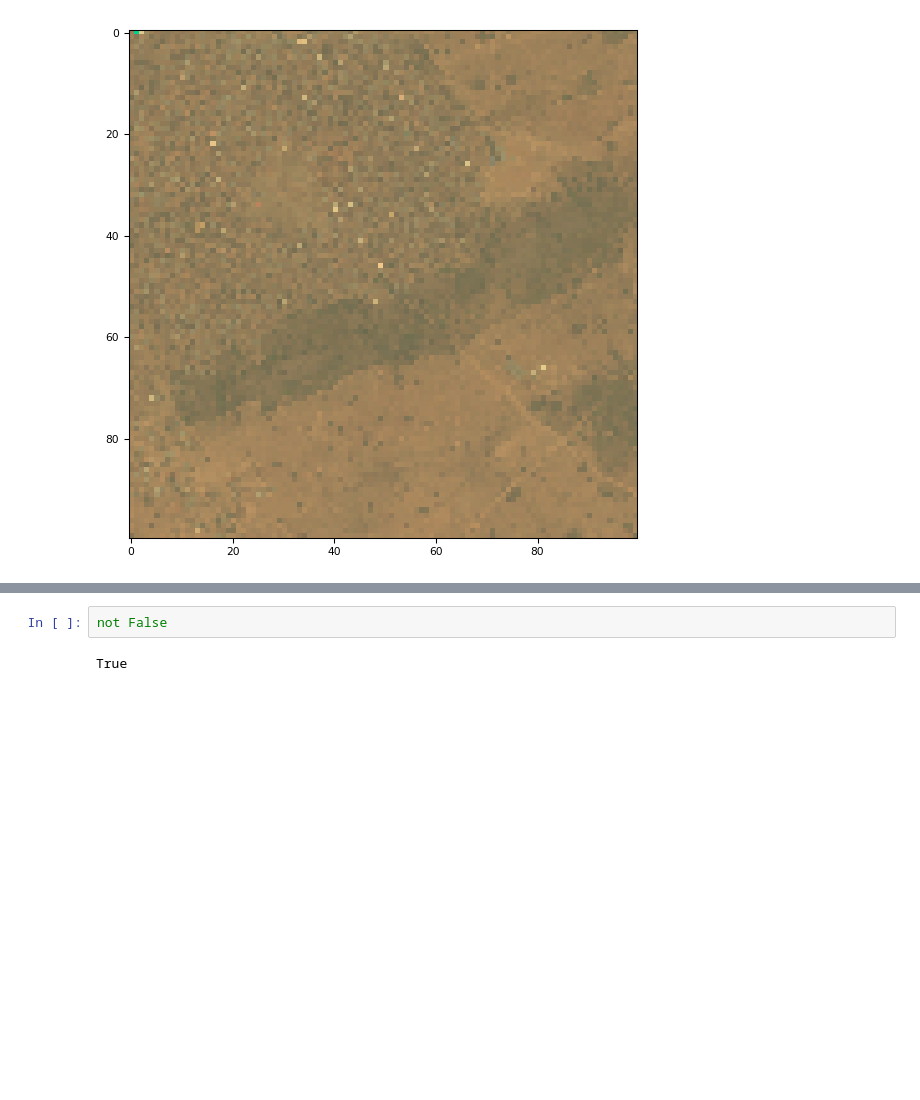
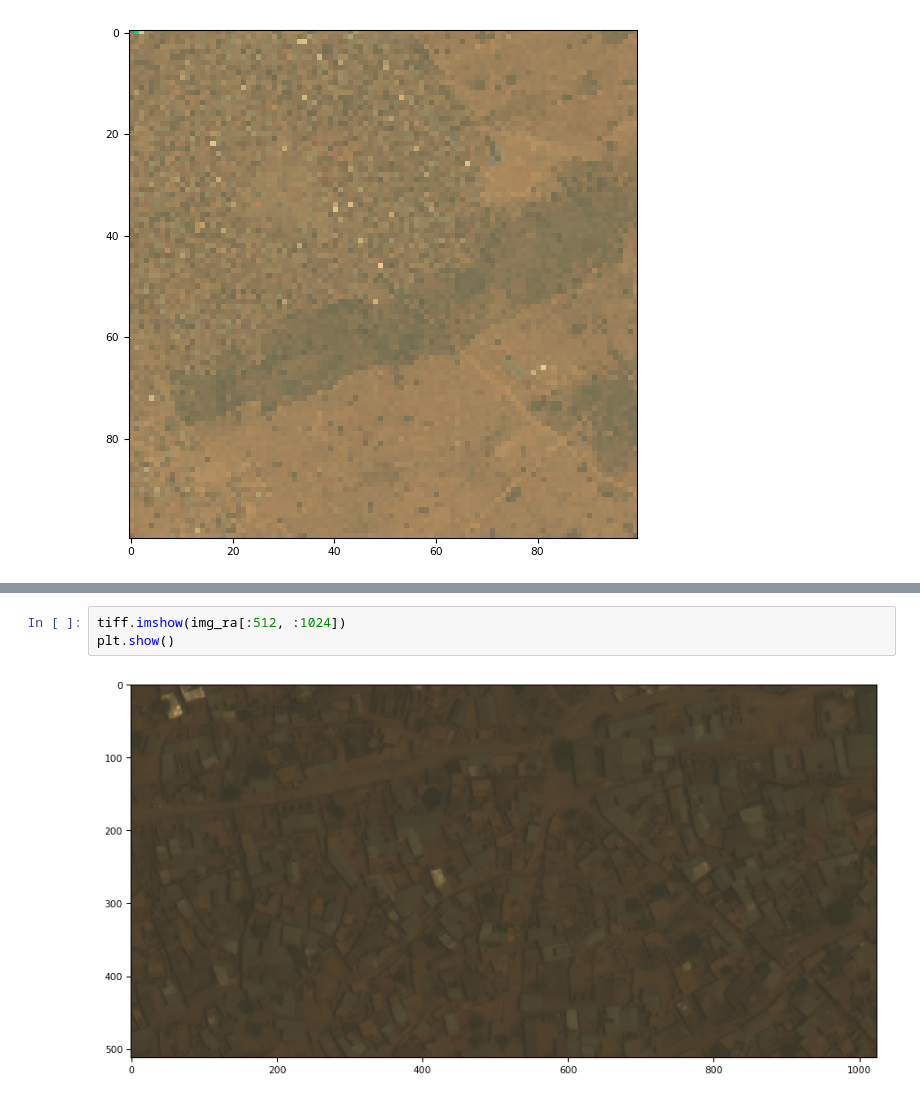
Before and after one commit to ParuninPavel/remote_sensing, a Jupyter notebook: Dataset_prep_lib.ipynb, the cells around one changed output, grey strips where cells are left out. Saved outputs shown, nothing was run; the diff lists cells and outputs as text; blank space fills up the shorter version.

```diff
--- a/Dataset_prep_lib.ipynb
+++ b/Dataset_prep_lib.ipynb
@@ -522,4 +565,5 @@ test.get_ordered_patches(padding=True,shear= 0, scale = 1)
-# %%
-not False
-# %% [output]
-True
+# %%
+tiff.imshow(img_ra[:512, :1024])
+plt.show()
+# %% [output]
+[figure, added]
```
Also changed, not shown: parts of 3 cells of this notebook.
